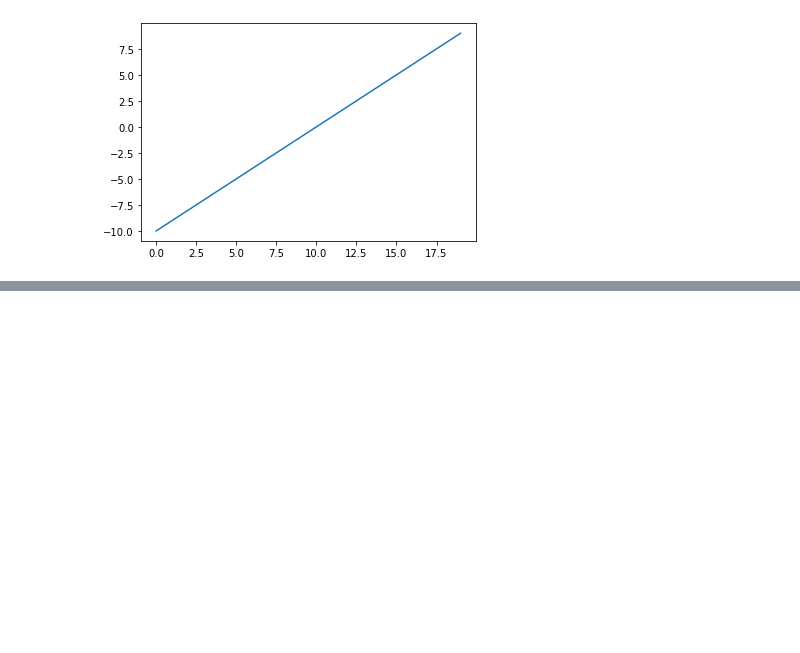
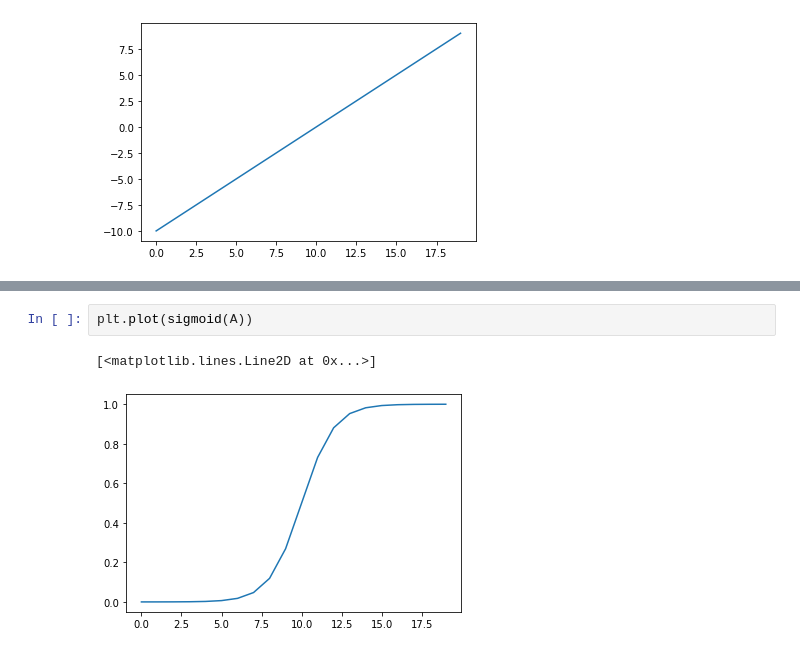
Before and after one commit to JpChii/pytorch, a Jupyter notebook: pytorch2.ipynb, the cells around one changed output, grey strips where cells are left out. Saved outputs shown, nothing was run; the diff lists cells and outputs as text; blank space fills up the shorter version.

```diff
--- a/pytorch2.ipynb
+++ b/pytorch2.ipynb
@@ -942,0 +971,5 @@ plt.plot(A)
+# %%
+plt.plot(sigmoid(A))
+# %% [output]
+[<matplotlib.lines.Line2D at 0x...>]
+[figure, added]
```
Also changed, not shown: parts of 25 cells of this notebook.
